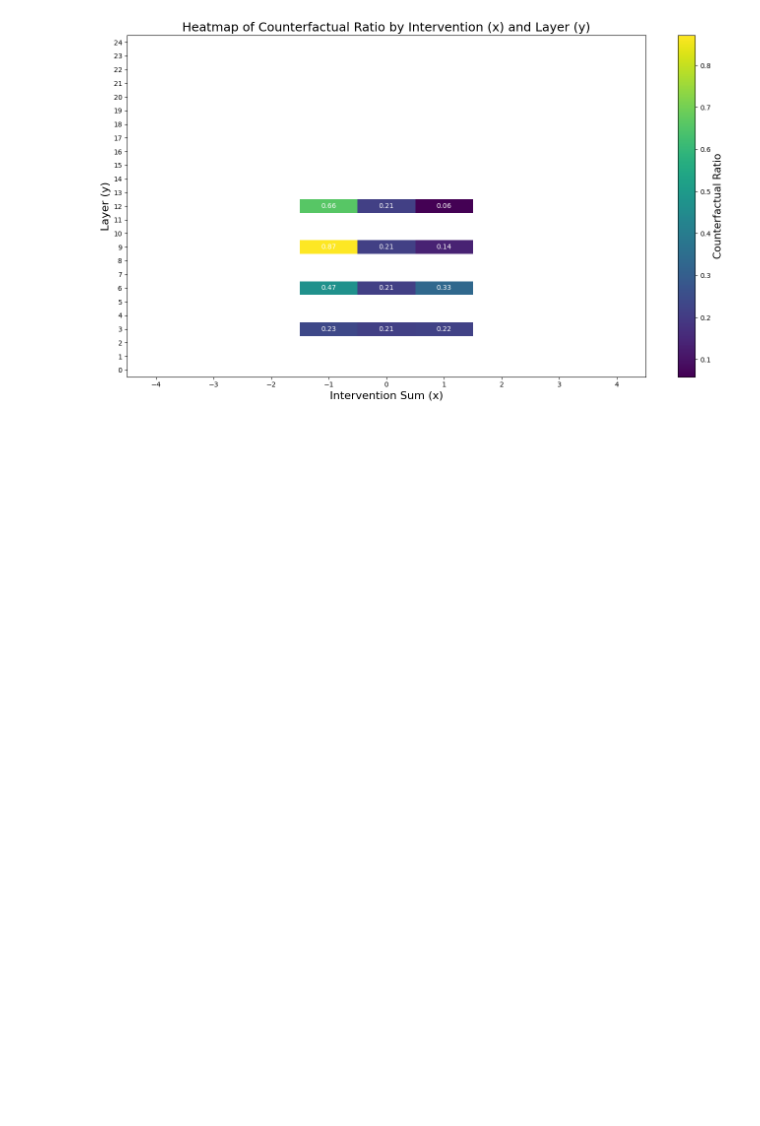
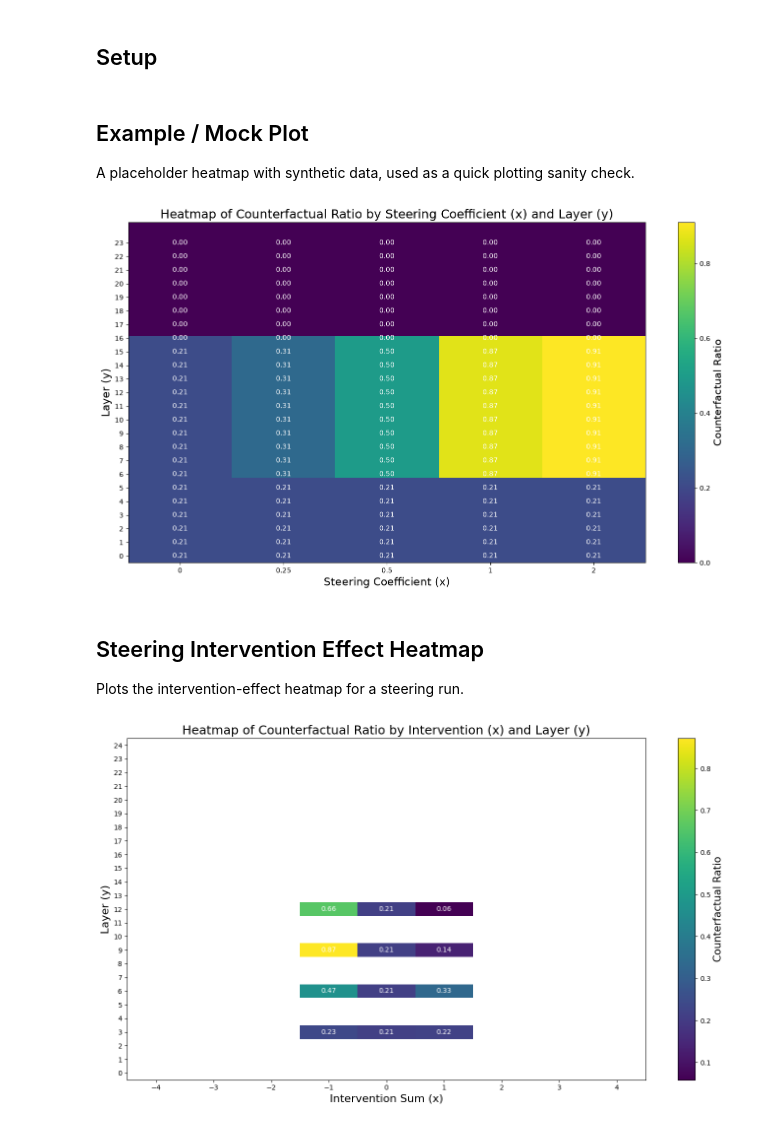
Before and after one commit to dkangbrown/arithmetic-reasoning-causality, a Jupyter notebook: experiments/visualize.ipynb, the cells around one changed output. Cells and saved outputs as stored; diff of their text form; code cells hidden in the pictures; blank space fills up the shorter version.

```diff
--- a/experiments/visualize.ipynb
+++ b/experiments/visualize.ipynb
@@ -1,5 +5,7 @@
 # %%
 %load_ext autoreload
 %autoreload 2
+# %% [markdown]
+## Setup
 # %%
 import sys
@@ -12 +25,13 @@ import numpy as np
+# %% [markdown]
+## Example / Mock Plot
+
+A placeholder heatmap with synthetic data, used as a quick plotting sanity check.
+# %%
+plot_mock_intervention_effect_heatmap()
+# %% [output]
+[figure, added]
+# %% [markdown]
+## Steering Intervention Effect Heatmap
+
+Plots the intervention-effect heatmap for a steering run.
 # %%
```
Also changed, not shown: parts of 29 cells of this notebook, 43 other files.
